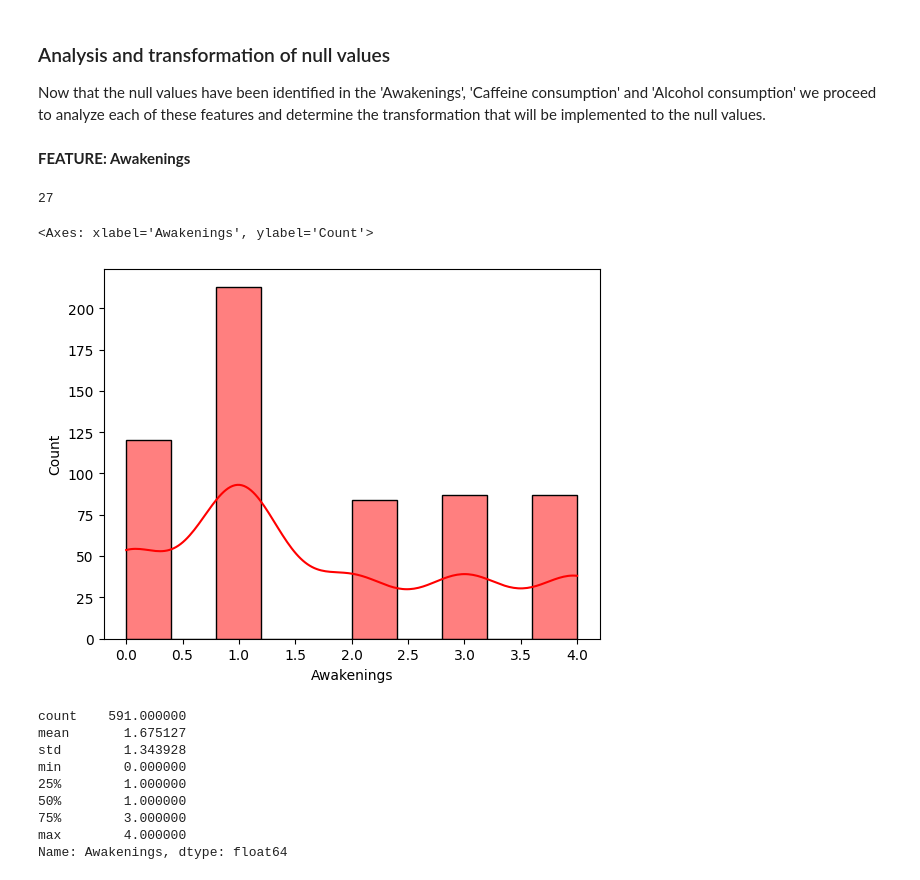
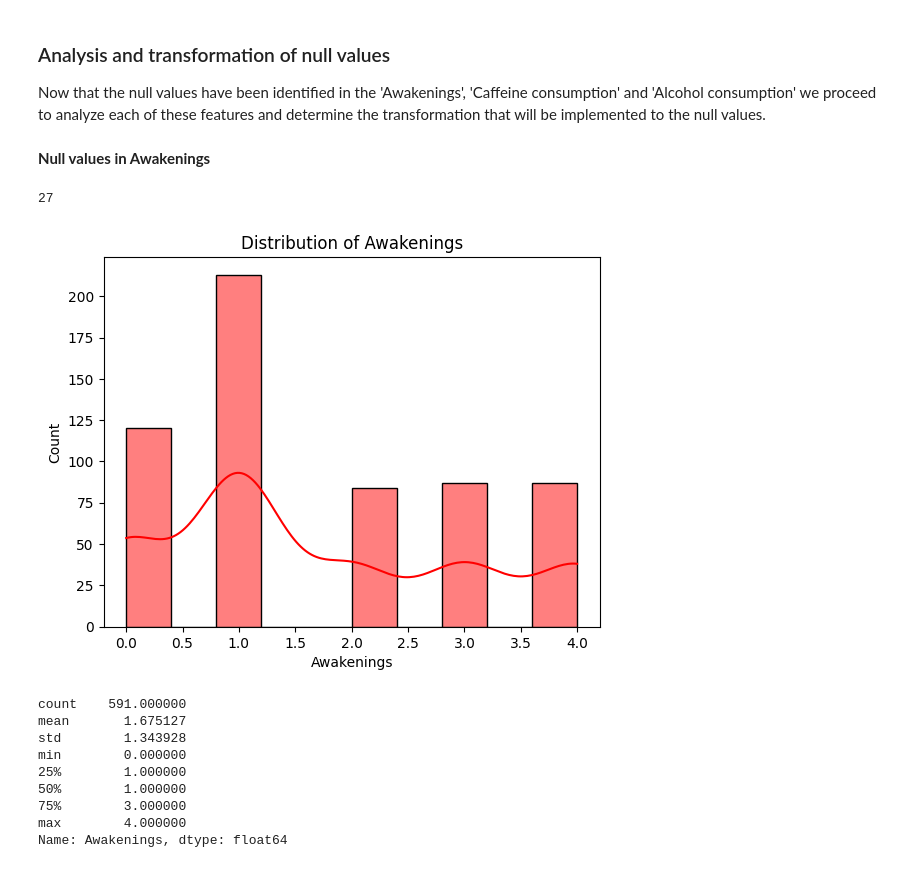
Before and after one commit to tazam777/sleep_efficiency_indicator, a Jupyter notebook: SleepProjectV2.ipynb, the cells around one changed output. Drawn from its saved outputs; the diff is of its cells as text; code cells hidden in the pictures.

```diff
--- a/SleepProjectV2.ipynb
+++ b/SleepProjectV2.ipynb
@@ -87,16 +78,16 @@ dtype: int64
 ### Analysis and transformation of null values
 Now that the null values have been identified in the 'Awakenings', 'Caffeine consumption' and 'Alcohol consumption' we proceed to analyze each of these features and determine the transformation that will be implemented to the null values.
 # %% [markdown]
-**FEATURE: Awakenings**
+**Null values in Awakenings**
 # %%
 df['Awakenings'].isnull().sum()
 # %% [output]
 27
 # %%
 sns.histplot(df['Awakenings'], bins=10, kde=True, color='red')
+plt.title('Distribution of Awakenings');
 # %% [output]
-<Axes: xlabel='Awakenings', ylabel='Count'>
-[figure, old version]
+[figure, new version]
 # %%
 df['Awakenings'].describe()
 # %% [output]
```
Also changed, not shown: parts of 35 cells of this notebook, 1 other file.
